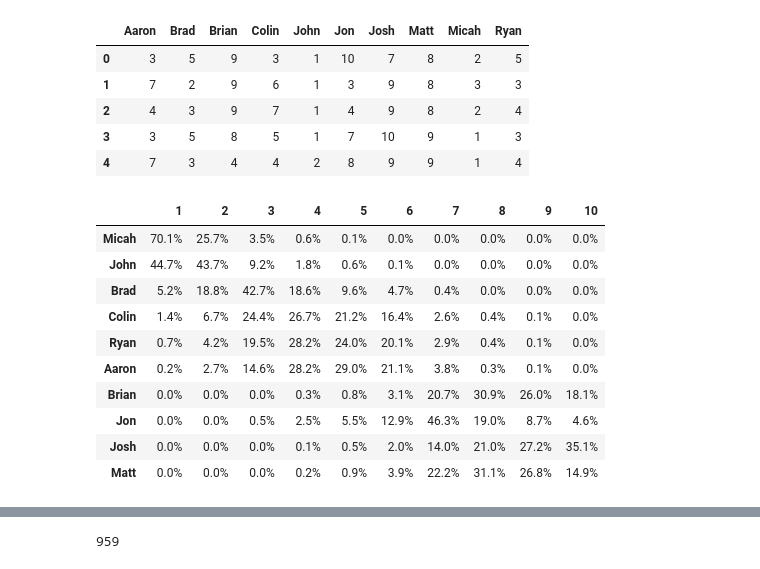
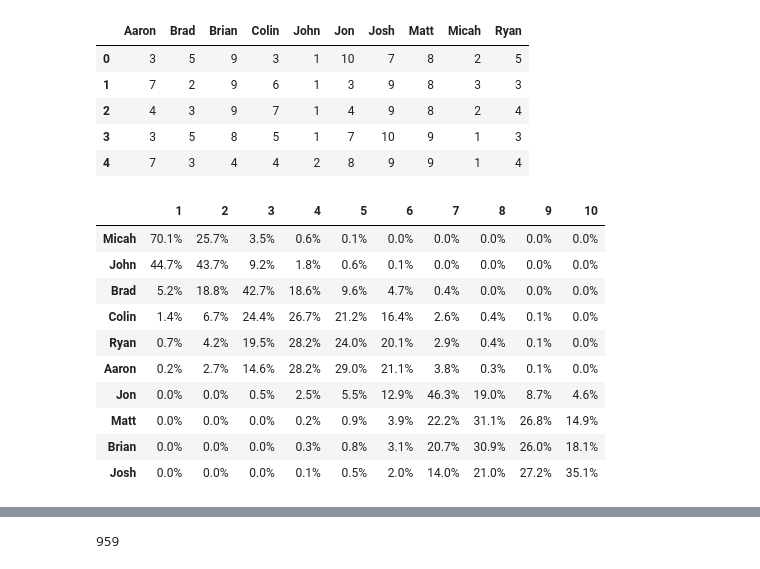
Before and after one commit to rytido/justfun, a Jupyter notebook: WinsPool.ipynb, the cells around one changed output, grey strips where cells are left out. Saved outputs shown, nothing was run; the diff lists cells and outputs as text; code cells hidden in the pictures.

```diff
--- a/WinsPool.ipynb
+++ b/WinsPool.ipynb
@@ -253,18 +253,19 @@ df_rank[:5]
 # %%
 ranks = [(df_rank==i).sum(0) / n_sims for i in range(1, 11)]
 
 probs = pd.concat(ranks, axis=1)
 probs.columns = [str(i) for i in range(1, 11)]
-probs.sort_values("1", ascending=False).style.format("{:.1%}")
+probs_sorted = probs.sort_values(["1","2","3"], ascending=False)
+probs_sorted.style.format("{:.1%}")
 # %% [output]
 |  | 1 | 2 | 3 | 4 | 5 | 6 | 7 | 8 | 9 | 10 |
 | Micah | 70.1% | 25.7% | 3.5% | 0.6% | 0.1% | 0.0% | 0.0% | 0.0% | 0.0% | 0.0% |
 | John | 44.7% | 43.7% | 9.2% | 1.8% | 0.6% | 0.1% | 0.0% | 0.0% | 0.0% | 0.0% |
 | Brad | 5.2% | 18.8% | 42.7% | 18.6% | 9.6% | 4.7% | 0.4% | 0.0% | 0.0% | 0.0% |
 | Colin | 1.4% | 6.7% | 24.4% | 26.7% | 21.2% | 16.4% | 2.6% | 0.4% | 0.1% | 0.0% |
 | Ryan | 0.7% | 4.2% | 19.5% | 28.2% | 24.0% | 20.1% | 2.9% | 0.4% | 0.1% | 0.0% |
 | Aaron | 0.2% | 2.7% | 14.6% | 28.2% | 29.0% | 21.1% | 3.8% | 0.3% | 0.1% | 0.0% |
+| Jon | 0.0% | 0.0% | 0.5% | 2.5% | 5.5% | 12.9% | 46.3% | 19.0% | 8.7% | 4.6% |
+| Matt | 0.0% | 0.0% | 0.0% | 0.2% | 0.9% | 3.9% | 22.2% | 31.1% | 26.8% | 14.9% |
 | Brian | 0.0% | 0.0% | 0.0% | 0.3% | 0.8% | 3.1% | 20.7% | 30.9% | 26.0% | 18.1% |
-| Jon | 0.0% | 0.0% | 0.5% | 2.5% | 5.5% | 12.9% | 46.3% | 19.0% | 8.7% | 4.6% |
 | Josh | 0.0% | 0.0% | 0.0% | 0.1% | 0.5% | 2.0% | 14.0% | 21.0% | 27.2% | 35.1% |
-| Matt | 0.0% | 0.0% | 0.0% | 0.2% | 0.9% | 3.9% | 22.2% | 31.1% | 26.8% | 14.9% |
```
Also changed, not shown: parts of 6 cells of this notebook.
